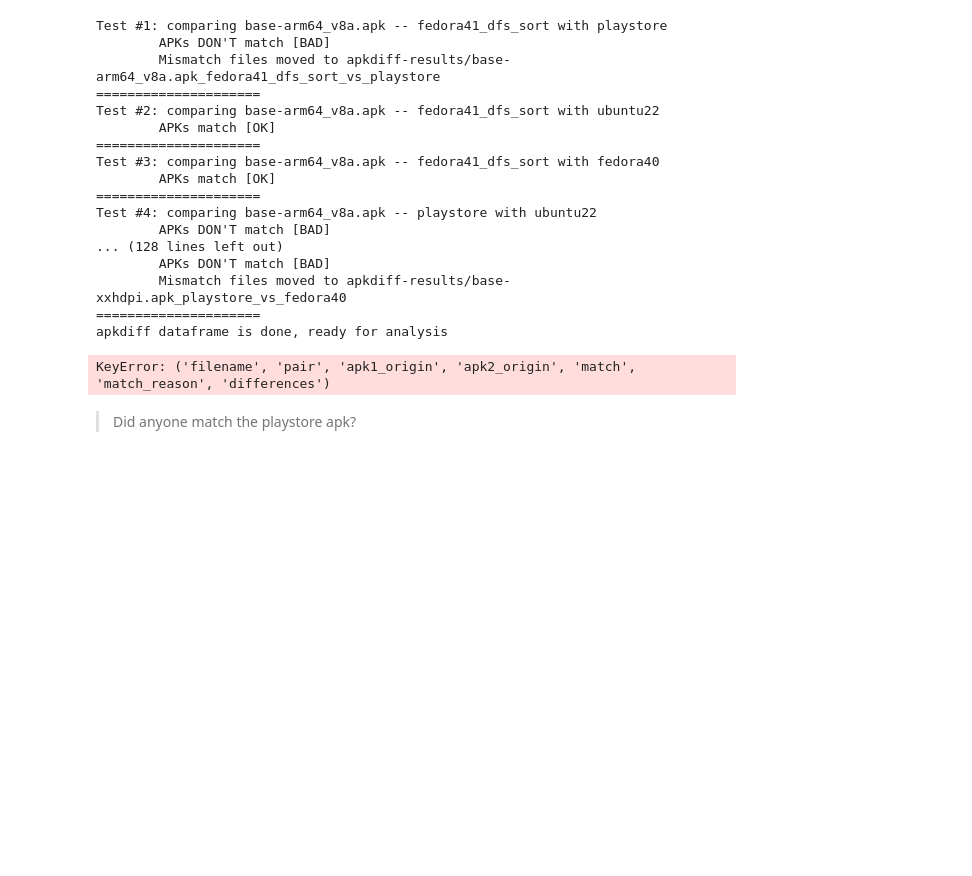
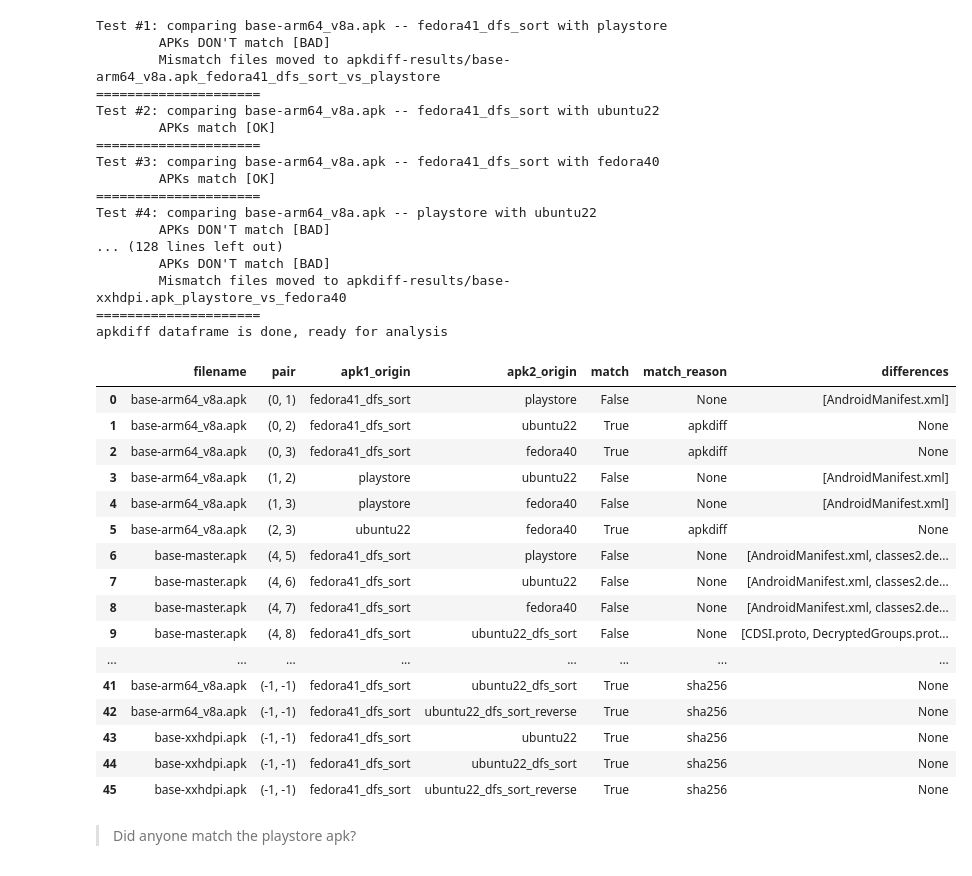
Before and after one commit to TheTechZone/reproducible-tests, a Jupyter notebook: analysis.ipynb, the cells around one changed output. Drawn from its saved outputs; the diff is of its cells as text; code cells hidden in the pictures; blank space fills up the shorter version.

```diff
--- a/analysis.ipynb
+++ b/analysis.ipynb
@@ -683,13 +683,28 @@ Test #4: comparing base-arm64_v8a.apk -- playstore with ubuntu22
 =====================
 apkdiff dataframe is done, ready for analysis
 # %%
-apkdiff_results.set_index(["filename", "pair"], inplace=True)
-#apkdiff_results.filter(["apk1_filepath", "apk2_filepath", "pair"])
-filtered = apkdiff_results["filename", "pair", "apk1_origin", "apk2_origin", "match", "match_reason", "differences"]]
-#apkdiff_results.filter(["filename", "pair", "apk1_origin", "apk2_origin", "match", "match_reason", "differences"])
-filtered.head()
+apkdiff_results.set_index(["filename", "pair"])
+filtered = apkdiff_results.copy(deep=True)
+filtered = filtered.filter(items=["filename", "pair", "apk1_origin", "apk2_origin", "match", "match_reason", "differences"])
+filtered.head(1000)
 # %% [output]
-KeyError: ('filename', 'pair', 'apk1_origin', 'apk2_origin', 'match', 'match_reason', 'differences')
+|  | filename | pair | apk1_origin | apk2_origin | match | match_reason | differences |
+| 0 | base-arm64_v8a.apk | (0, 1) | fedora41_dfs_sort | playstore | False | None | [AndroidManifest.xml] |
+| 1 | base-arm64_v8a.apk | (0, 2) | fedora41_dfs_sort | ubuntu22 | True | apkdiff | None |
+| 2 | base-arm64_v8a.apk | (0, 3) | fedora41_dfs_sort | fedora40 | True | apkdiff | None |
+| 3 | base-arm64_v8a.apk | (1, 2) | playstore | ubuntu22 | False | None | [AndroidManifest.xml] |
+| 4 | base-arm64_v8a.apk | (1, 3) | playstore | fedora40 | False | None | [AndroidManifest.xml] |
+| 5 | base-arm64_v8a.apk | (2, 3) | ubuntu22 | fedora40 | True | apkdiff | None |
+| 6 | base-master.apk | (4, 5) | fedora41_dfs_sort | playstore | False | None | [AndroidManifest.xml, classes2.de... |
+| 7 | base-master.apk | (4, 6) | fedora41_dfs_sort | ubuntu22 | False | None | [AndroidManifest.xml, classes2.de... |
+| 8 | base-master.apk | (4, 7) | fedora41_dfs_sort | fedora40 | False | None | [AndroidManifest.xml, classes2.de... |
+| 9 | base-master.apk | (4, 8) | fedora41_dfs_sort | ubuntu22_dfs_sort | False | None | [CDSI.proto, DecryptedGroups.prot... |
+| ... | ... | ... | ... | ... | ... | ... | ... |
+| 41 | base-arm64_v8a.apk | (-1, -1) | fedora41_dfs_sort | ubuntu22_dfs_sort | True | sha256 | None |
+| 42 | base-arm64_v8a.apk | (-1, -1) | fedora41_dfs_sort | ubuntu22_dfs_sort_reverse | True | sha256 | None |
+| 43 | base-xxhdpi.apk | (-1, -1) | fedora41_dfs_sort | ubuntu22 | True | sha256 | None |
+| 44 | base-xxhdpi.apk | (-1, -1) | fedora41_dfs_sort | ubuntu22_dfs_sort | True | sha256 | None |
+| 45 | base-xxhdpi.apk | (-1, -1) | fedora41_dfs_sort | ubuntu22_dfs_sort_reverse | True | sha256 | None |
 # %% [markdown]
 > Did anyone match the playstore apk?
 # %%
```
Also changed, not shown: parts of 3 cells of this notebook, 4 other files.
